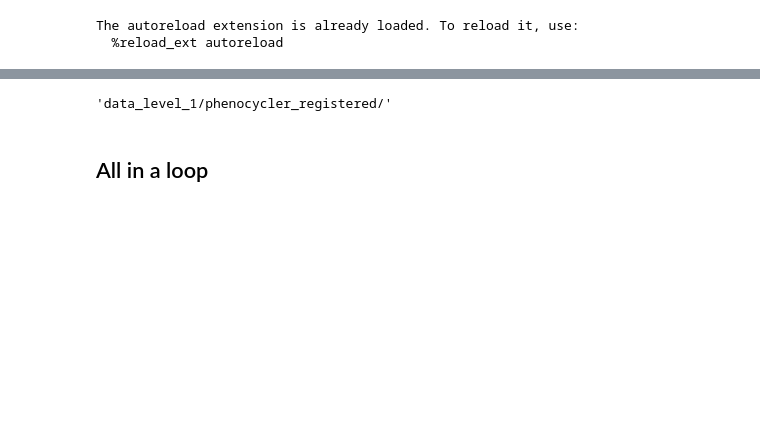
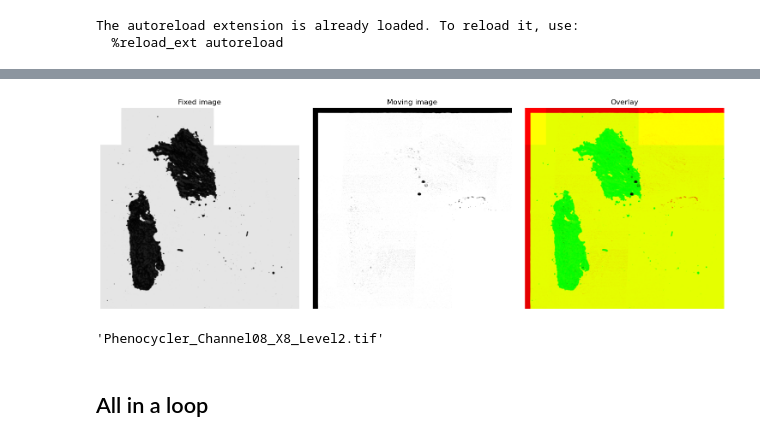
Before and after one commit to imsb-uke/xenium-cgn, a Jupyter notebook: notebooks/03_image_registration/registration_final_elastix_phenocycler.ipynb, the cells around one changed output, grey strips where cells are left out. Drawn from its saved outputs; the diff is of its cells as text; code cells hidden in the pictures; blank space fills up the shorter version.

Commit message:
Protein data finalised

```diff
--- a/notebooks/03_image_registration/registration_final_elastix_phenocycler.ipynb
+++ b/notebooks/03_image_registration/registration_final_elastix_phenocycler.ipynb
@@ -195 +217,13 @@ plot_overlay(
+# %%
+# plot_overlay(fixed_image, warped)
+
+height1, width1 = fixed_image.shape
+height2, width2 = warped.shape
+
+plot_overlay(
+    cv2.resize(fixed_image, (int(height1/10), int(width1/10)), interpolation=cv2.INTER_AREA),
+    cv2.resize(warped, (int(height2/10), int(width2/10)), interpolation=cv2.INTER_AREA),
+)
+# %% [output]
+[figure, added]
 # %%
@@ -210,9 +247,9 @@ for i in range(n_phenocycler_channel):  # loop over phenocycler channel
     reg_image = save_dir + f"Phenocycler_Channel{(i+1):02}_{sample}_Level2_registered.tiff"
     imsave(reg_image, reg)
-# %%
-save_dir
-# %% [output]
-'data_level_1/phenocycler_registered/'
+# %%
+f'Phenocycler_Channel{(i+1):02}_{sample}_Level2.tif'
+# %% [output]
+'Phenocycler_Channel08_X8_Level2.tif'
 # %% [markdown]
 ## All in a loop
 # %%
```
Also changed, not shown: parts of 13 cells of this notebook, 18 other files.
